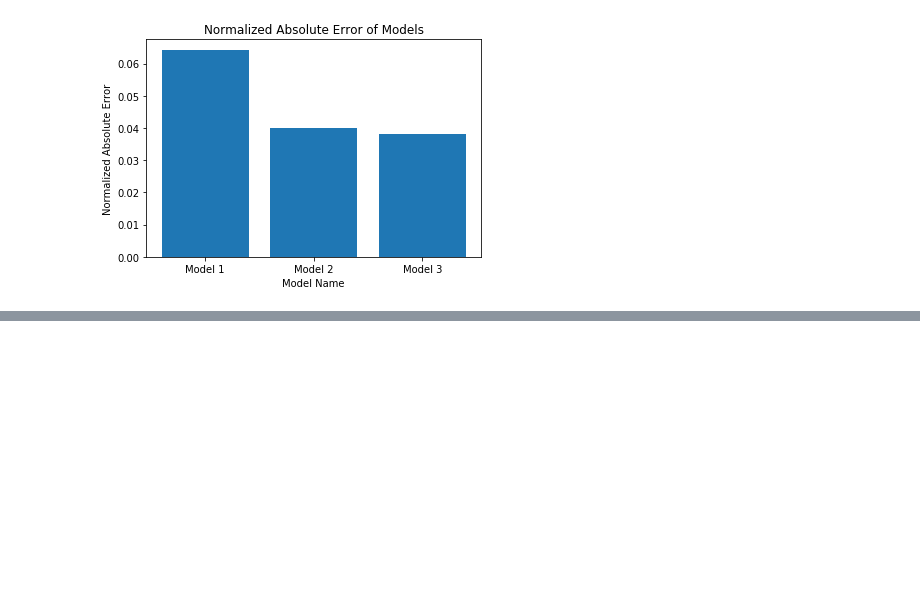
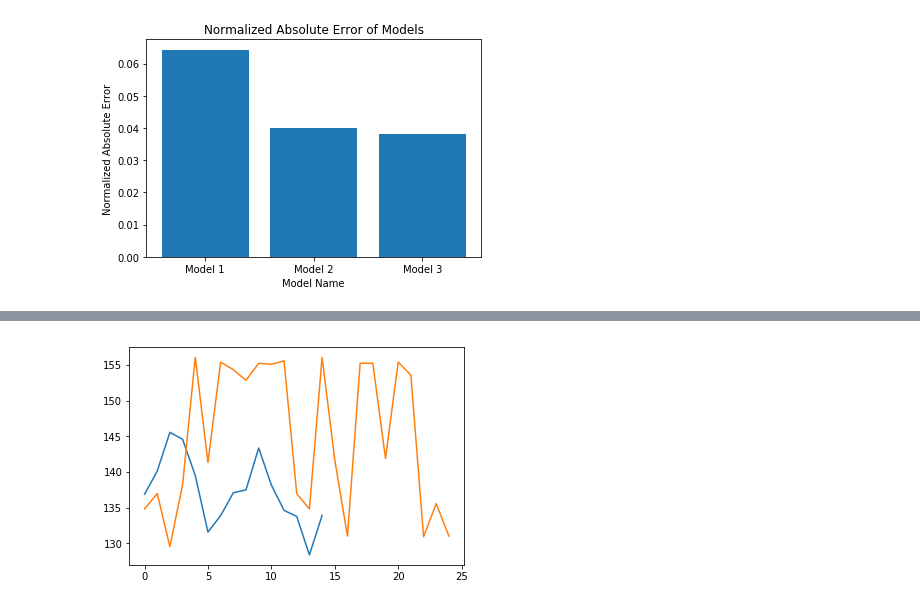
Before and after one commit to divdasani/STAT359, a Jupyter notebook: STAT 359.ipynb, the cells around one changed output, grey strips where cells are left out. Cells and saved outputs as stored; diff of their text form; code cells hidden in the pictures; blank space fills up the shorter version.

```diff
--- a/STAT 359.ipynb
+++ b/STAT 359.ipynb
@@ -94,0 +142,8 @@ Text(0,0.5,'Normalized Absolute Error')
+# %%
+x1 = np.linspace(0,14,15)
+x2 = np.linspace(0,24,25)
+plt.plot(x1,close[-15:])
+plt.plot(x2,output[-25:])
+plt.show()
+# %% [output]
+[figure, added]
```
Also changed, not shown: parts of 4 cells of this notebook.
